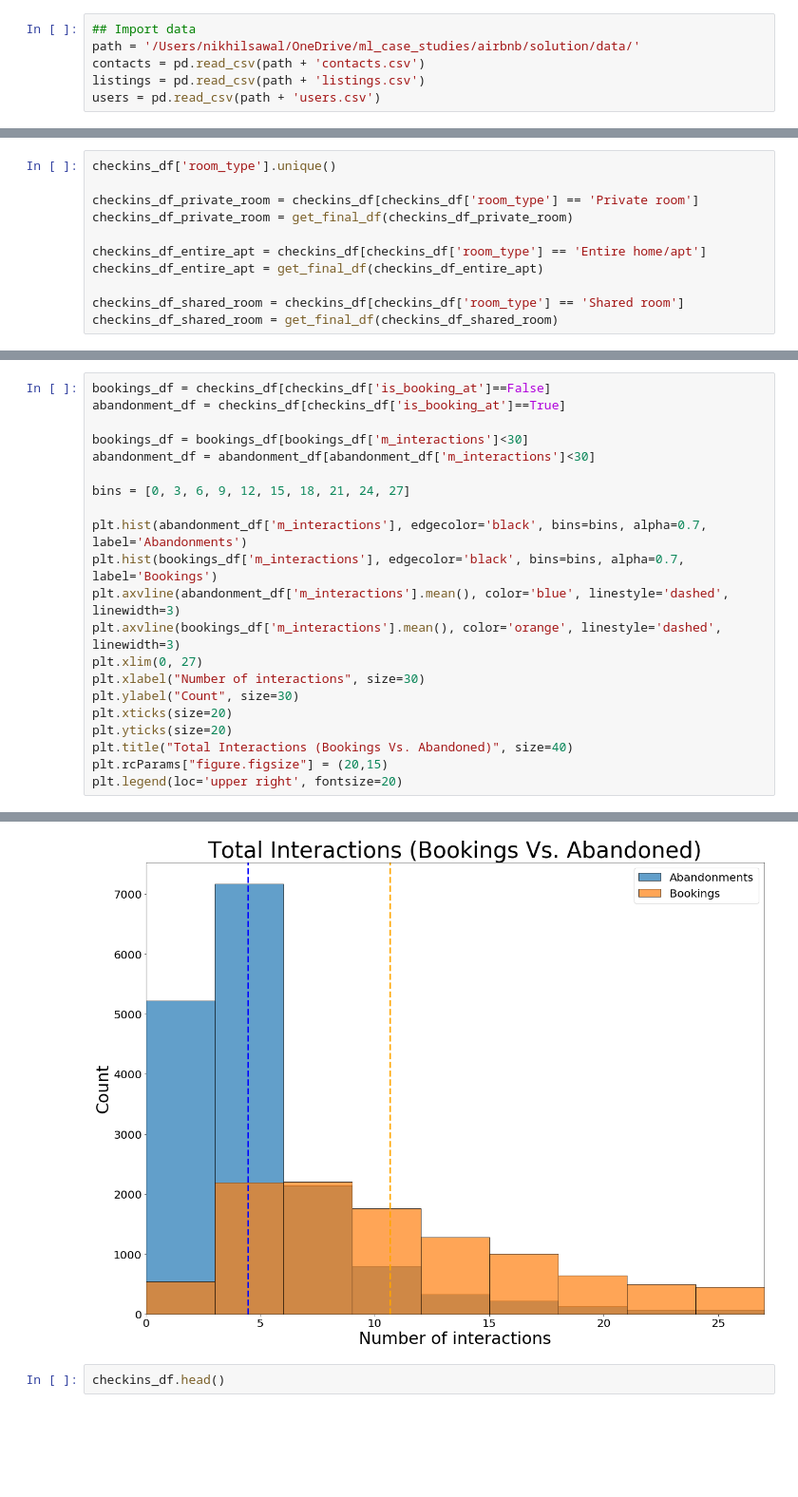
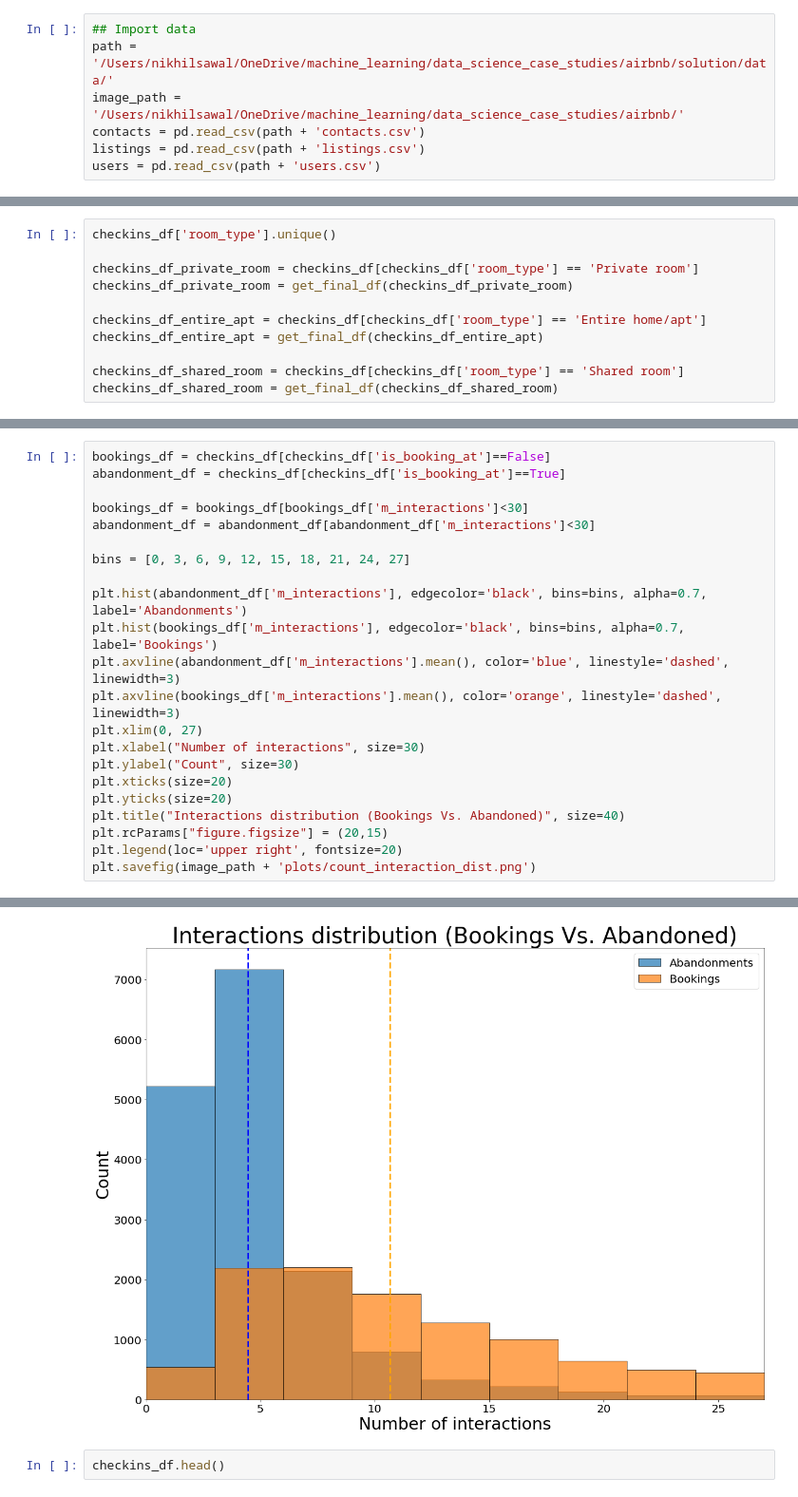
Before and after one commit to NikhilSawal/data_science_case_studies, a Jupyter notebook: airbnb/solution/solution.ipynb, the cells around one changed output, grey strips where cells are left out. Shown at 95% size. Drawn from its saved outputs; the diff is of its cells as text; blank space fills up the shorter version.

```diff
--- a/airbnb/solution/solution.ipynb
+++ b/airbnb/solution/solution.ipynb
@@ -8,7 +8,8 @@ pd.set_option('display.max_columns', 100)
 pd.set_option('display.max_rows', 20000)
 # %%
 ## Import data
-path = '/Users/nikhilsawal/OneDrive/ml_case_studies/airbnb/solution/data/'
+path = '/Users/nikhilsawal/OneDrive/machine_learning/data_science_case_studies/airbnb/solution/data/'
+image_path = '/Users/nikhilsawal/OneDrive/machine_learning/data_science_case_studies/airbnb/'
 contacts = pd.read_csv(path + 'contacts.csv')
 listings = pd.read_csv(path + 'listings.csv')
 users = pd.read_csv(path + 'users.csv')
@@ -527,7 +531,8 @@ plt.xlabel("Number of interactions", size=30)
 plt.ylabel("Count", size=30)
 plt.xticks(size=20)
 plt.yticks(size=20)
-plt.title("Total Interactions (Bookings Vs. Abandoned)", size=40)
+plt.title("Interactions distribution (Bookings Vs. Abandoned)", size=40)
 plt.rcParams["figure.figsize"] = (20,15)
 plt.legend(loc='upper right', fontsize=20)
+plt.savefig(image_path + 'plots/count_interaction_dist.png')
 # %% [output]
@@ -535,4 +539,4 @@ plt.legend(loc='upper right', fontsize=20)
-[figure, old version]
+[figure, new version]
 # %%
 checkins_df.head()
 # %% [output]
```
Also changed, not shown: parts of 5 cells of this notebook, 5 other files.
